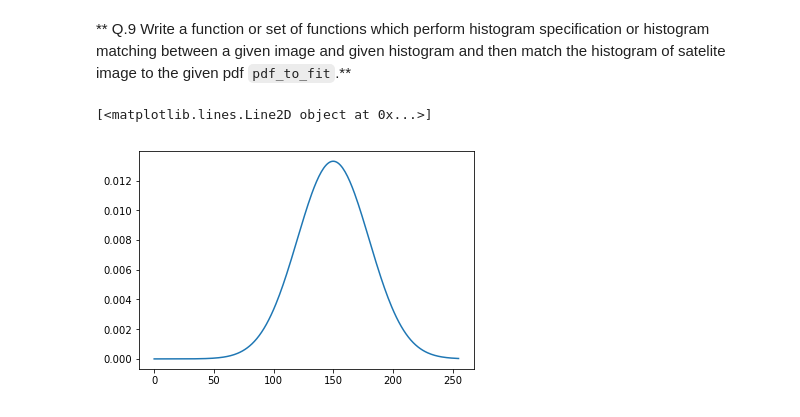
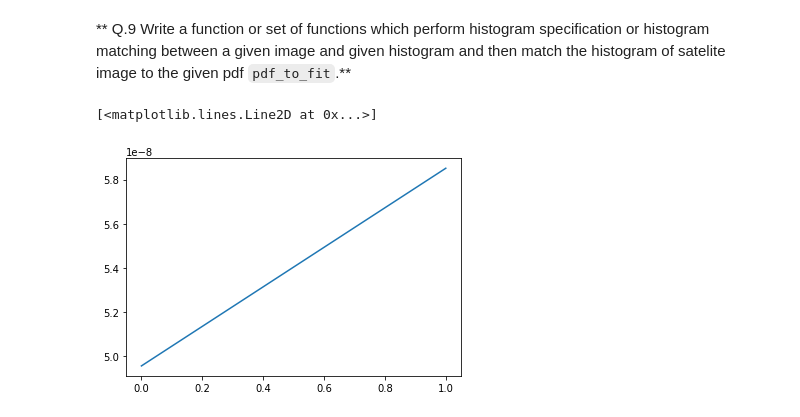
Before and after one commit to cefisalam/B31XB-IIP-TP-1718, a Jupyter notebook: 2-image-enhancement/2-enhancement.ipynb, the cells around one changed output. Saved outputs shown, nothing was run; the diff lists cells and outputs as text; code cells hidden in the pictures.

```diff
--- a/2-image-enhancement/2-enhancement.ipynb
+++ b/2-image-enhancement/2-enhancement.ipynb
@@ -363,11 +363,11 @@ dtype('uint16')
 # %%
 from scipy.stats import norm
 
-x = np.arange(max_img+1)
+x = np.arange(max_im+1)
 pdf_to_fit = norm.pdf(x, 150, 30)
 
 plt.figure()
 plt.plot(pdf_to_fit)
 # %% [output]
-[<matplotlib.lines.Line2D object at 0x...>]
+[<matplotlib.lines.Line2D at 0x...>]
-[figure, old version]
+[figure, new version]
```
Also changed, not shown: parts of 9 cells of this notebook, 1 other file.
